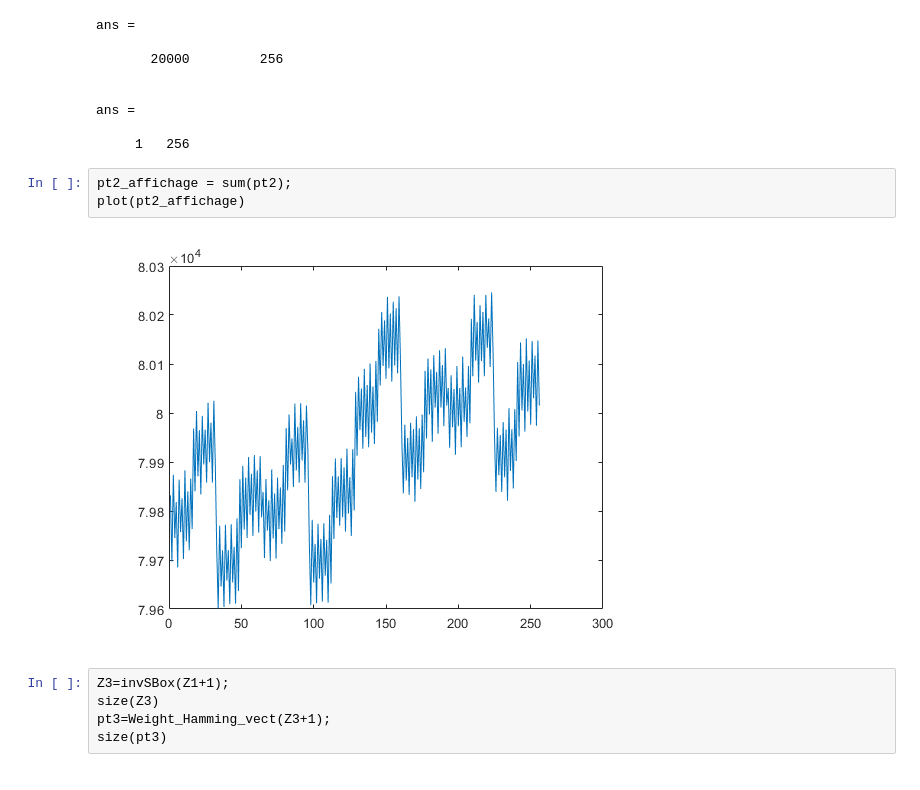
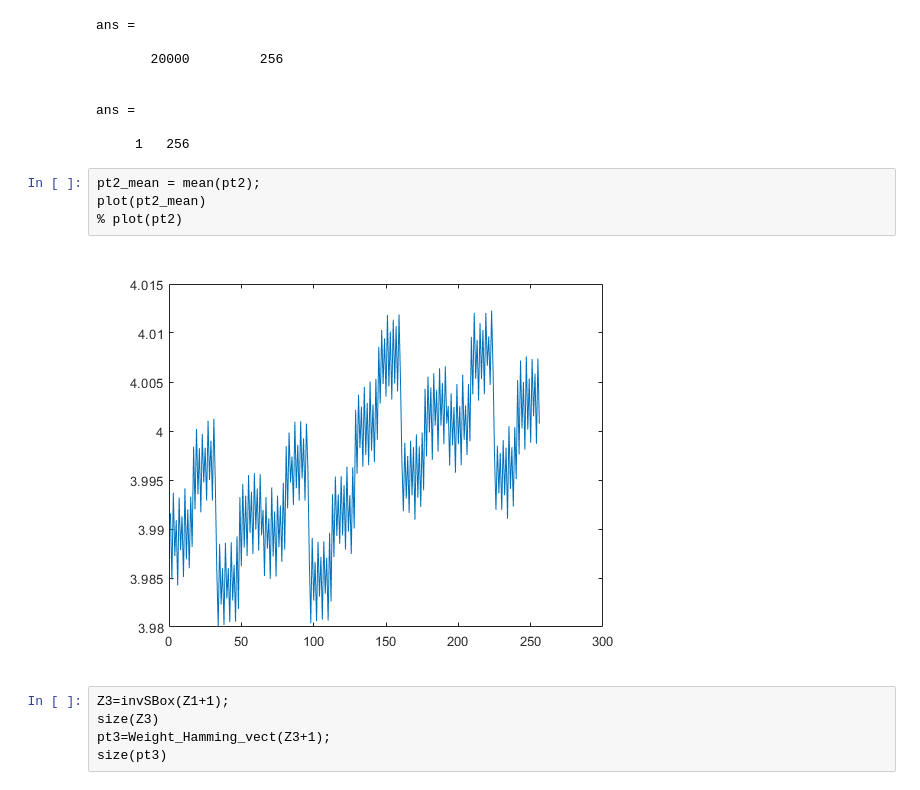
Before and after one commit to LBF38/Projet-EMA, a Jupyter notebook: analyse.ipynb, the cells around one changed output. Drawn from its saved outputs; the diff is of its cells as text.

```diff
--- a/analyse.ipynb
+++ b/analyse.ipynb
@@ -200,11 +195,12 @@ ans =
 ans =
 
      1   256
-# %%
-pt2_affichage = sum(pt2);
-plot(pt2_affichage)
-# %% [output]
-[figure, removed]
+# %%
+pt2_mean = mean(pt2);
+plot(pt2_mean)
+% plot(pt2)
+# %% [output]
+[figure, added]
 # %%
 Z3=invSBox(Z1+1);
 size(Z3)
```
Also changed, not shown: parts of 11 cells of this notebook, 2 other files.
